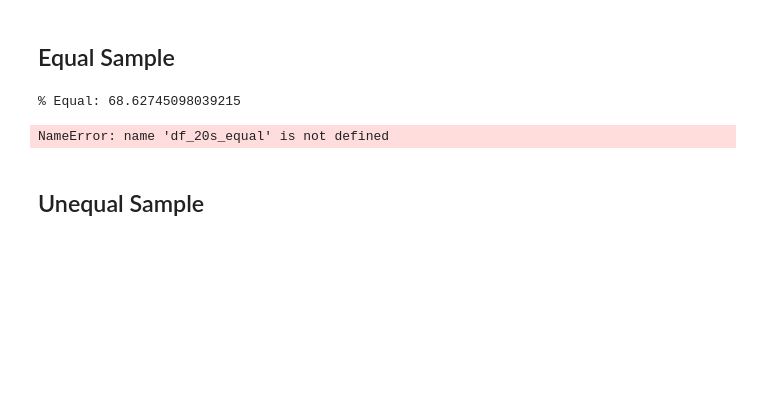
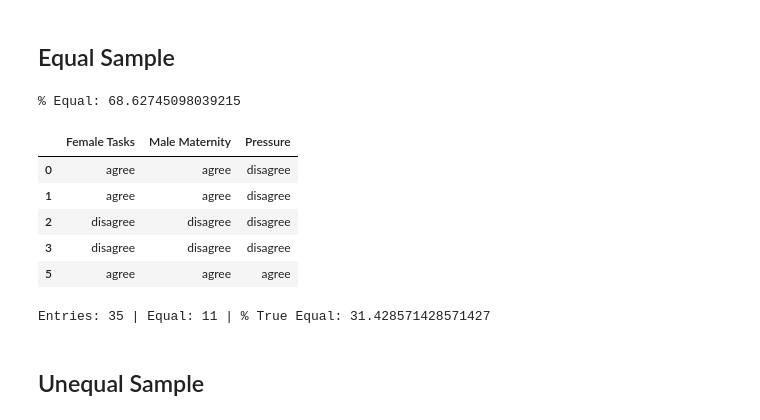
Before and after one commit to jamalmoir/notebook_playground, a Jupyter notebook: gender_equality_japanese_workplace_v2.ipynb, the cells around one changed output. Saved outputs shown, nothing was run; the diff lists cells and outputs as text; code cells hidden in the pictures; blank space fills up the shorter version.

Commit message:
Fix var name typo

```diff
--- a/gender_equality_japanese_workplace_v2.ipynb
+++ b/gender_equality_japanese_workplace_v2.ipynb
@@ -3,7 +3,7 @@ import numpy as np
 import pandas as pd
 import matplotlib.pyplot as plt
 # %%
-df = pd.read_csv('gender_equality_japanese_workplace_eng.csv', header=1)
+df = pd.read_csv('data/gender_equality_japanese_workplace_eng.csv', header=1)
 total = len(df)
 # %%
 percentage = lambda x, y: x / y * 100
@@ -42,19 +42,26 @@ df.head()
 # %%
 df_equal = df.loc[df['Unequal'] == 'disagree', ['Female Tasks', 'Male Maternity', 'Pressure']]
 total_equal = len(df_equal)
 
 print('% Equal: {0}'.format(percentage(total_equal, total)))
 
-df_20s_equal.head()
+df_equal.head()
 # %% [output]
 % Equal: 68.62745098039215
-NameError: name 'df_20s_equal' is not defined
+|  | Female Tasks | Male Maternity | Pressure |
+| 0 | agree | agree | disagree |
+| 1 | agree | agree | disagree |
+| 2 | disagree | disagree | disagree |
+| 3 | disagree | disagree | disagree |
+| 5 | agree | agree | agree |
 # %%
-equal = len(df_20s_equal.loc[(df_equal['Female Tasks'] == 'disagree') &
+equal = len(df_equal.loc[(df_equal['Female Tasks'] == 'disagree') &
        (df_equal['Male Maternity'] == 'agree') &
        (df_equal['Pressure'] == 'disagree')])
 
-print("Entries: {0} | Equal: {1} | % True Equal: {2}".format(total_equal, equal, percentage(equal, entries)))
+print("Entries: {0} | Equal: {1} | % True Equal: {2}".format(total_equal, equal, percentage(equal, total_equal)))
+# %% [output]
+Entries: 35 | Equal: 11 | % True Equal: 31.428571428571427
 # %% [markdown]
 ## Unequal Sample
 # %%
```
Also changed, not shown: parts of 2 cells of this notebook.
